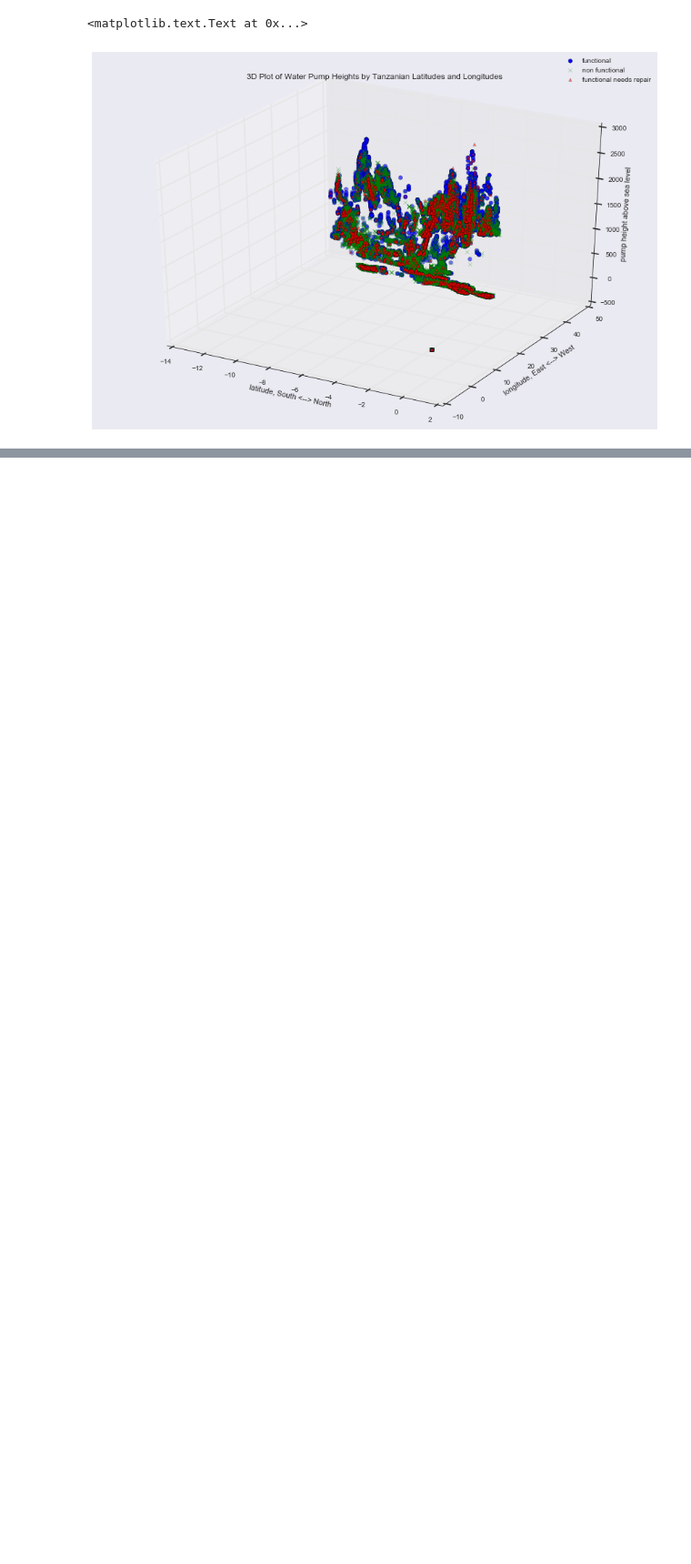
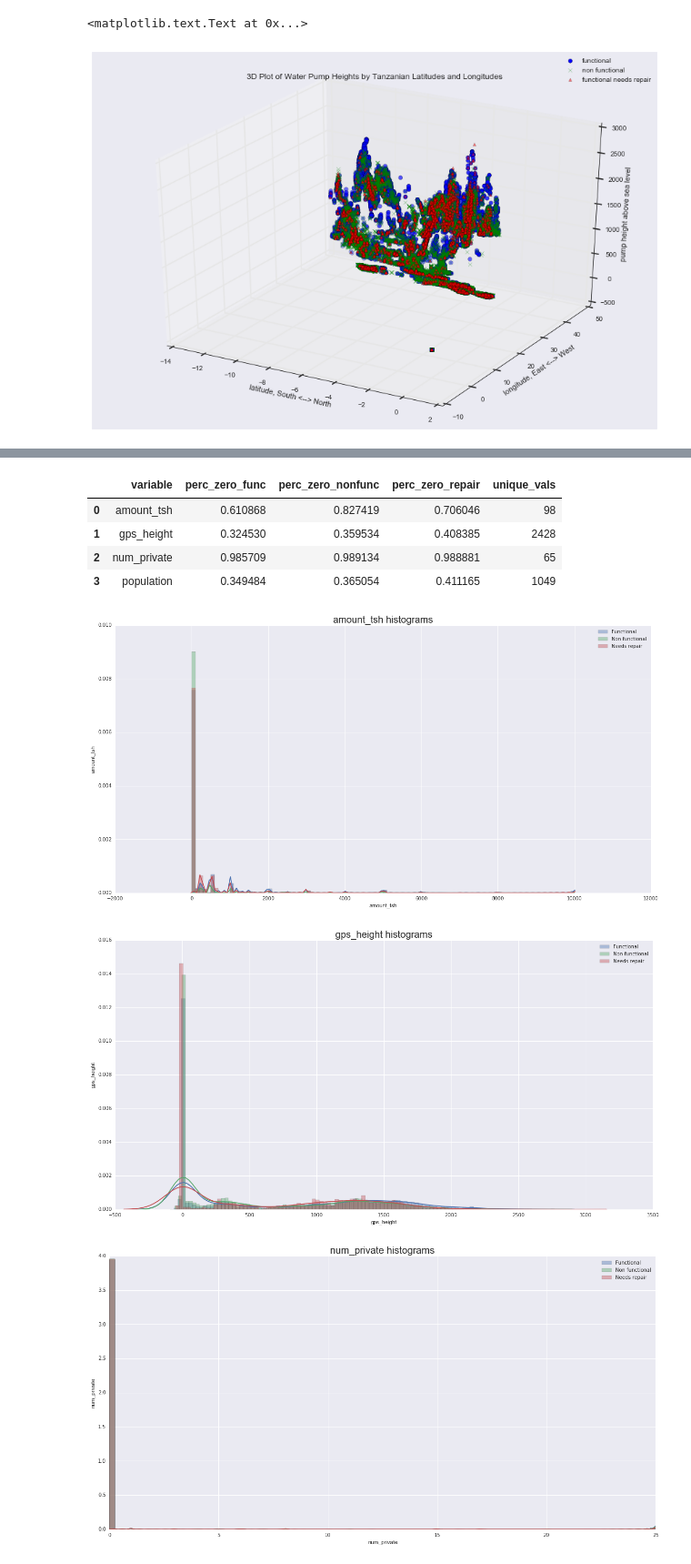
Before and after one commit to ashirwad08/predict-water-pump-failure, a Jupyter notebook: data_discovery.ipynb, the cells around one changed output, grey strips where cells are left out. Shown at 91% size. Saved outputs shown, nothing was run; the diff lists cells and outputs as text; code cells hidden in the pictures; blank space fills up the shorter version.

```diff
--- a/data_discovery.ipynb
+++ b/data_discovery.ipynb
@@ -200,0 +431,54 @@ ax.set_title('3D Plot of Water Pump Heights by Tanzanian Latitudes and Longitude
+# %%
+import warnings
+warnings.filterwarnings("ignore")
+import seaborn as sns
+
+var_names_list = ['amount_tsh','gps_height','num_private','population']
+max_val_list = [10000,-1,25,-1,-1,5000,-1]
+bins_list = [100,100,100,100,100,100,100]
+
+cols = ['variable','perc_zero_func','perc_zero_nonfunc','perc_zero_repair','unique_vals']
+summary_df = pd.DataFrame([],columns=cols)
+
+variable_list = zip(var_names_list,max_val_list,bins_list)
+
+for var,max_val,num_bins in variable_list:
+
+    num_vals = len(set(training_values_df[var].values))
+
+    func_df = training_values_df[training_values_df['status_group']=='functional']
+    nonfunc_df = training_values_df[training_values_df['status_group']=='non functional']
+    repair_df = training_values_df[training_values_df['status_group']=='functional needs repair']
+
+    temp_df = pd.DataFrame([[var,
+                            1.0*(func_df[var] == 0).sum() / len(func_df),
+                            1.0*(nonfunc_df[var] == 0).sum() / len(nonfunc_df),
+                            1.0*(repair_df[var] == 0).sum() / len(repair_df),
+                            num_vals]],
+                           columns=cols)
+
+    summary_df = summary_df.append(temp_df,ignore_index=True)
+    if max_val > -1:
+        func_df[func_df[var]>max_val] = max_val
+        nonfunc_df[nonfunc_df[var]>max_val] = max_val
+        repair_df[repair_df[var]>max_val] = max_val
+
+    plt.figure(figsize=(20,10))
+
+    sns.distplot(func_df[var],bins=num_bins)
+    sns.distplot(nonfunc_df[var],bins=num_bins)
+    sns.distplot(repair_df[var],bins=num_bins)
+    plt.title(var + ' histograms',fontsize=20)
+    plt.ylabel(var)
+    plt.legend(['Functional', 'Non functional','Needs repair'])
+
+summary_df
+# %% [output]
+|  | variable | perc_zero_func | perc_zero_nonfunc | perc_zero_repair | unique_vals |
+| 0 | amount_tsh | 0.610868 | 0.827419 | 0.706046 | 98 |
+| 1 | gps_height | 0.324530 | 0.359534 | 0.408385 | 2428 |
+| 2 | num_private | 0.985709 | 0.989134 | 0.988881 | 65 |
+| 3 | population | 0.349484 | 0.365054 | 0.411165 | 1049 |
+[figure, added]
+[figure, added]
+[figure, added]
```
Also changed, not shown: parts of 9 cells of this notebook.
